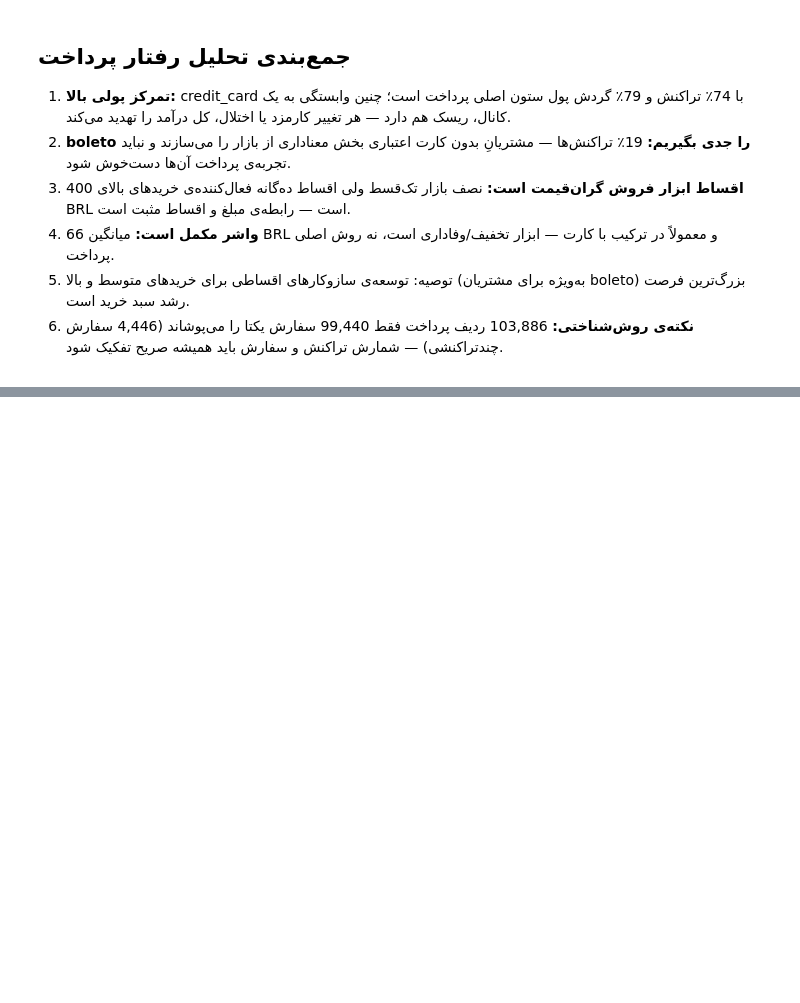
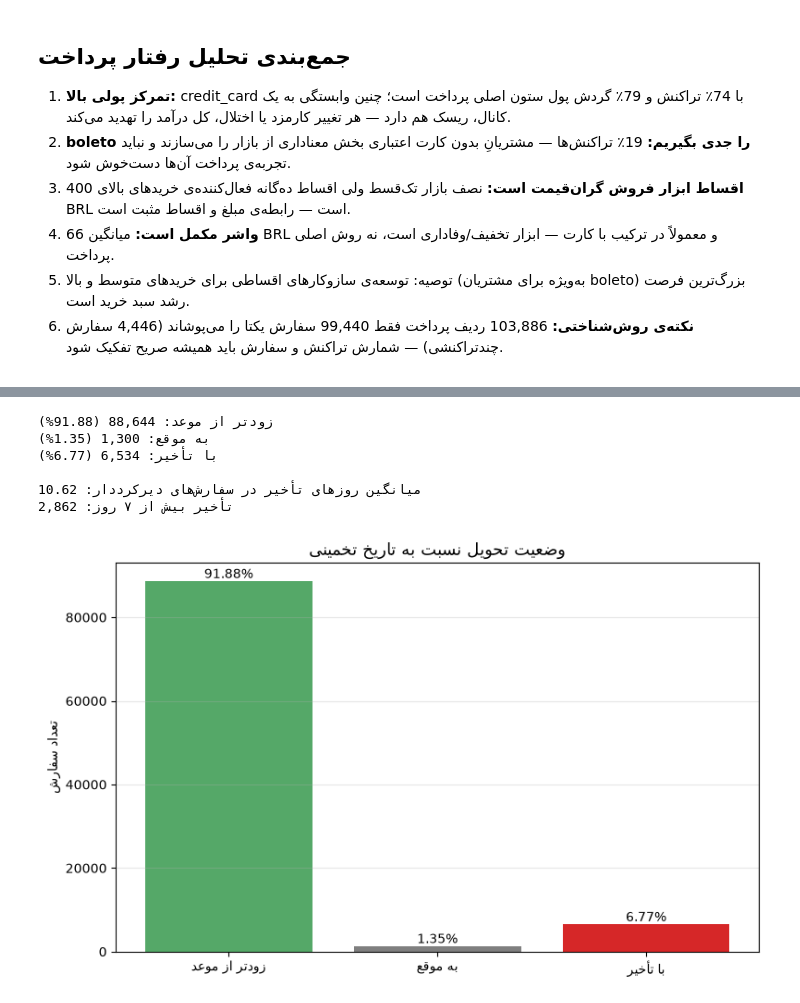
Before and after one commit to arashalidadi/olist-pro, a Jupyter notebook: olist_analysis.ipynb, the cells around one changed output, grey strips where cells are left out. Cells and saved outputs as stored; diff of their text form; code cells hidden in the pictures; blank space fills up the shorter version.

```diff
--- a/olist_analysis.ipynb
+++ b/olist_analysis.ipynb
@@ -2347,0 +2438,34 @@ voucher               100.0   0.0   0.0  0.0  0.0  0.0  0.0  0.0  0.0  0.0  0.0
+# %%
+delivered['delay_status'] = np.where(
+    delivered['delay_days'] < 0,
+    'earlier',
+    np.where(delivered['delay_days'] == 0, 'on_time', 'late'),
+)
+status_cnt = delivered['delay_status'].value_counts()
+status_pct = (status_cnt / len(delivered) * 100).round(2)
+for s, label in [('earlier', 'زودتر از موعد'), ('on_time', 'به موقع'), ('late', 'با تأخیر')]:
+    print(f'{label}: {status_cnt.get(s, 0):,} ({status_pct.get(s, 0)}%)')
+print()
+late = delivered[delivered['delay_status'] == 'late']
+print('میانگین روزهای تأخیر در سفارش‌های دیرکرددار:', round(late['delay_days'].mean(), 2))
+print('تأخیر بیش از ۷ روز:', f"{len(late[late['delay_days'] > 7]):,}")
+
+fig, ax = plt.subplots(figsize=(8, 5))
+order_lbl = ['earlier', 'on_time', 'late']
+colors = ['#55a868', '#7f7f7f', '#d62728']
+vals = [status_cnt.get(s, 0) for s in order_lbl]
+bars = ax.bar([fa(lbl) for lbl in ['زودتر از موعد', 'به موقع', 'با تأخیر']], vals, color=colors)
+ax.bar_label(bars, labels=[f'{status_pct.get(s, 0)}%' for s in order_lbl], fontsize=10)
+ax.set_title(fa('وضعیت تحویل نسبت به تاریخ تخمینی'), fontsize=13)
+ax.set_ylabel(fa('تعداد سفارش'))
+ax.grid(axis='y', alpha=0.3)
+fig.tight_layout()
+plt.show()
+# %% [output]
+زودتر از موعد: 88,644 (91.88%)
+به موقع: 1,300 (1.35%)
+با تأخیر: 6,534 (6.77%)
+
+میانگین روزهای تأخیر در سفارش‌های دیرکرددار: 10.62
+تأخیر بیش از ۷ روز: 2,862
+[figure, added]
```
Also changed, not shown: parts of 12 cells of this notebook, 1 other file.
